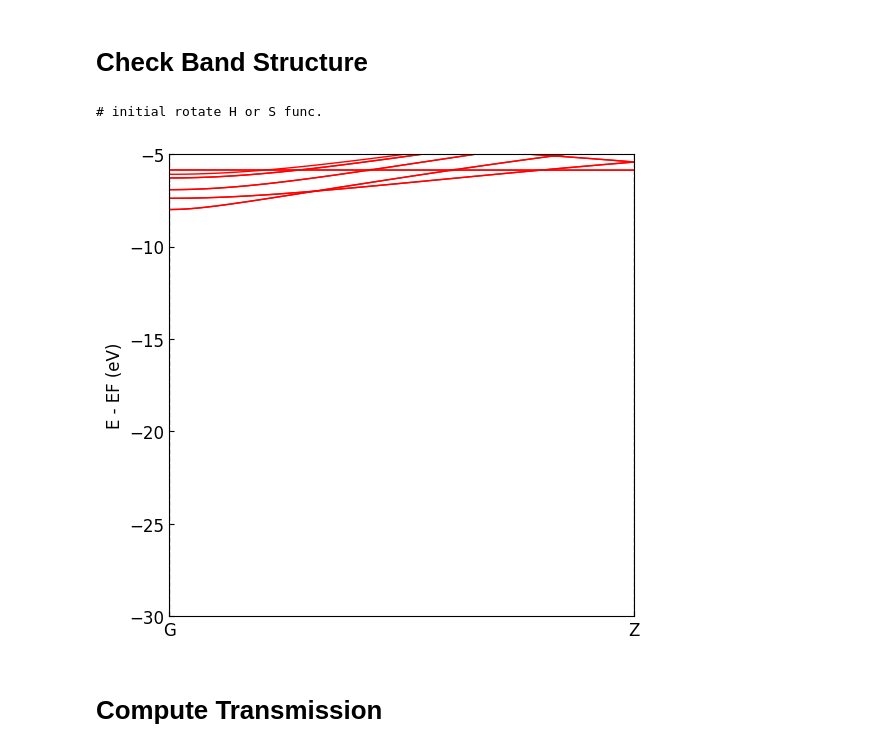
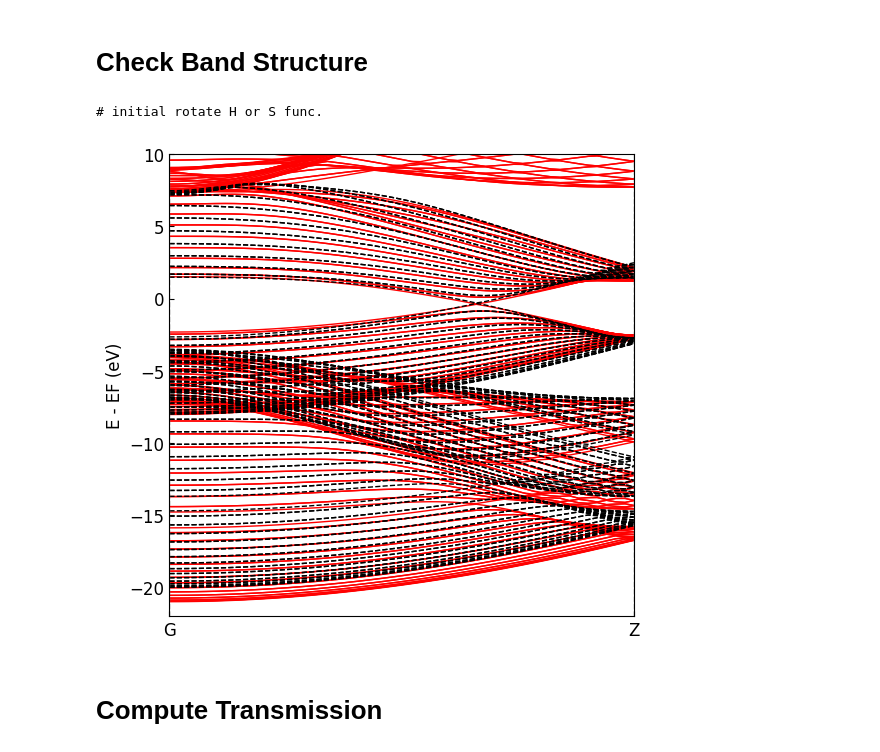
Before and after one commit to Cautumn/deeptb, a Jupyter notebook: examples/negf/negf.ipynb, the cells around one changed output. Drawn from its saved outputs; the diff is of its cells as text; code cells hidden in the pictures.

```diff
--- a/examples/negf/negf.ipynb
+++ b/examples/negf/negf.ipynb
@@ -16,13 +16,13 @@ from dptb.postprocess.NEGF import NEGF
 # %% [markdown]
 # Check Band Structure
 # %%
-checkfile = './best_nnsk_c3.0w0.01.json'
+checkfile = '/data/results-v1.0.0/Graphene/skparam/checkpoint/latest_nnsk_c3.0w0.01.json'
 #checkfile = "./inputSiGe.json"
 nnskapi = NNSKHost(checkpoint=checkfile, config="./input.json")
 nnskapi.register_plugin(InitSKModel())
 nnskapi.build()
 nnHrk = NN2HRK(apihost=nnskapi, mode='nnsk')
-run_opt={"structure":"/data/DFT/CNT/CNT40/PRIMCELL.vasp",
+run_opt={"structure":"/data/DFT/CNT/CNT60/CNT60.vasp",
         "results_path":"./"}
 jdata={
         "kline_type":"abacus",
@@ -31,38 +31,38 @@ jdata={
                  ],
         "klabels":['G','Z'],
         "emin":-10,
         "emax":10
         }
 bcalc = bandcalc(apiHrk=nnHrk,run_opt=run_opt,jdata=jdata)
 eigenstatus = bcalc.get_bands()
 
-band = np.loadtxt('./BANDS_1.dat')
+band = np.loadtxt('/data/DFT/CNT/CNT60/OUT.ABACUS/BANDS_1.dat')
 
 plt.figure(figsize=(6,6),dpi=100)
 #plt.plot(eigenstatus['xlist'], eigenstatus['eigenvalues'] - eigenstatus['E_fermi'], 'r-',lw=1)
-plt.plot(eigenstatus['xlist'], eigenstatus['eigenvalues'][:,80:], 'r-',lw=1)
+plt.plot(eigenstatus['xlist'], eigenstatus['eigenvalues'][:,:] - eigenstatus['eigenvalues'][:,:].min()-20-1, 'r-',lw=1)
 # plt.plot(band['xcoords'],band['eigenvalues']-np.min(band['eigenvalues']),'k--',ms=2)
-# plt.plot(eigenstatus['xlist'], band[:,2:] - np.min(band[:,2:]),'k--',lw=1)
-plt.ylim(-30,-5)
+plt.plot(eigenstatus['xlist'], band[:,2:] - np.min(band[:,2:])-20,'k--',lw=1)
+plt.ylim(-22,10)
 # plt.axhline(-8.35)
 
 
 for ii in eigenstatus['high_sym_kpoints']:
     plt.axvline(ii,color='gray',lw=1,ls='--')
 plt.tick_params(direction='in')
 #plt.ylim(emin,emax)
 
 plt.xlim(eigenstatus['xlist'].min(),eigenstatus['xlist'].max())
 
 plt.ylabel('E - EF (eV)',fontsize=12)
 plt.yticks(fontsize=12)
 plt.xticks(eigenstatus['high_sym_kpoints'], eigenstatus['labels'], fontsize=12)
 #plt.savefig(f'{self.results_path}/band.png',dpi=300)
 # plt.axhline(40.0)
 plt.show()
 # %% [output]
 # initial rotate H or S func.
-[figure, old version]
+[figure, new version]
 # %% [markdown]
 # Compute Transmission
 # %%
```
Also changed, not shown: parts of 40 cells of this notebook, 10 other files.
